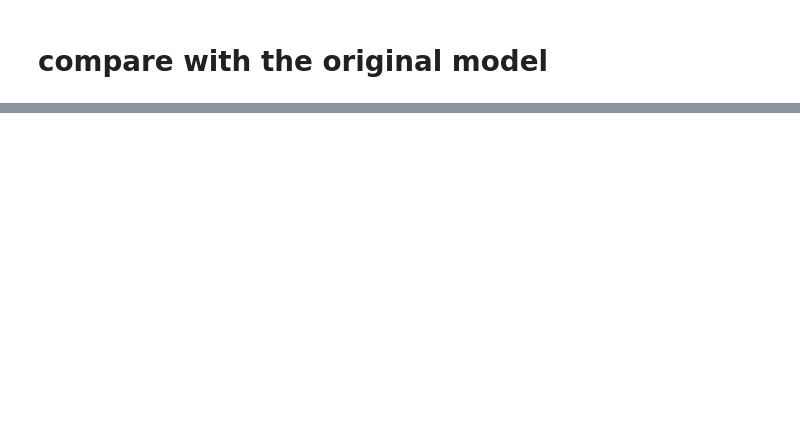
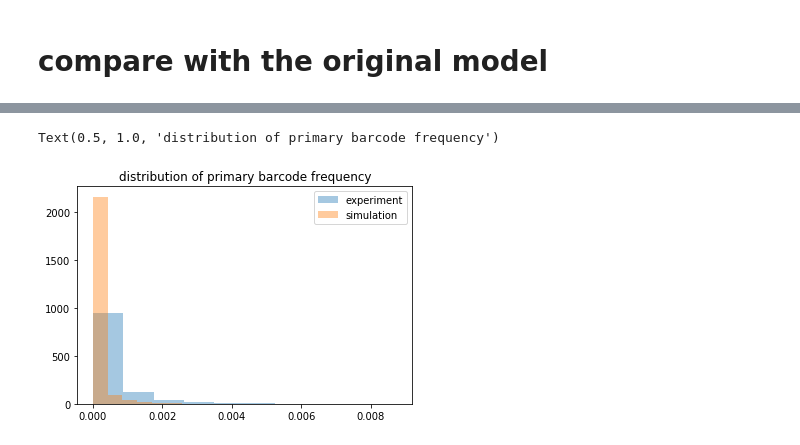
Before and after one commit to HuairenZhang/glioblastoma, a Jupyter notebook: NewModel.ipynb, the cells around one changed output, grey strips where cells are left out. Cells and saved outputs as stored; diff of their text form; code cells hidden in the pictures; blank space fills up the shorter version.

```diff
--- a/NewModel.ipynb
+++ b/NewModel.ipynb
@@ -447,3 +465,5 @@ def firstIncompleteMomentLogPlot(cloneSize):
+# %%
+cloneSizeSim = cloneSizeDistribution(simulation, countingTimePoint)
 # %%
 # survivalPlot(cloneSize)
 # %%
@@ -782,0 +747,3 @@ def searchKPlot(result,x,y):
+# %%
+experiment = pd.read_excel("Table_1_experimental_clonal_size.xlsx")
+experiment.head()
@@ -782,0 +780,43 @@ def searchKPlot(result,x,y):
+# %%
+primaryExpBarFreq = np.vstack([experiment["(1)719 Ipsi"], experiment["(1)719 Contra"]])
+secondaryExpBarFreq = np.vstack([
+#     experiment["(1,1V)719 Ipsi"], experiment["(1,1V)719 Contra"],
+                       experiment["(1,2V)719 Ipsi"], experiment["(1,2V)719 Contra"],
+#                        experiment["(1,3V)719 Ipsi"], experiment["(1,3V)719 Contra"],
+#                        experiment["(1,1T)719 Ipsi"], experiment["(1,1T)719 Contra"],
+#                        experiment["(1,2T)719 Ipsi"], experiment["(1,2T)719 Contra"],
+#                        experiment["(1C,1)719 Ipsi"], experiment["(1C,1)719 Contra"],
+#                        experiment["(1C,2)719 Ipsi"], experiment["(1C,2)719 Contra"]
+                      ])
+tertiaryExpBarFreq = np.vstack([experiment["(1,2V,1)719 Ipsi"], experiment["(1,2V,1)719 Contra"]
+#                       ,experiment["(1,2V,2)719 Ipsi"], experiment["(1,2V,2)719 Contra"],
+#                       experiment["(1,2V,3)719 Ipsi"], experiment["(1,2V,3)719 Contra"],
+#                       experiment["(1,3V,1V)719 Ipsi"], experiment["(1,3V,1V)719 Contra"],
+#                       experiment["(1,3V,2V)719 Ipsi"], experiment["(1,3V,2V)719 Contra"],
+#                       experiment["(1,3V,1T)719 Ipsi"], experiment["(1,3V,1T)719 Contra"],
+#                       experiment["(1,1T,1V)719 Ipsi"], experiment["(1,1T,1V)719 Contra"],
+#                       experiment["(1,1T,2V)719 Ipsi"], experiment["(1,1T,2V)719 Contra"],
+#                       experiment["(1,1T,1T)719 Ipsi"], experiment["(1,1T,1T)719 Contra"],
+#                       experiment["(1,1T,2T)719 Ipsi"], experiment["(1,1T,2T)719 Contra"],
+#                       experiment["(1,1T,3T)719 Ipsi"], experiment["(1,1T,3T)719 Contra"]
+                     ])
+
+primaryExp = np.array([np.mean(i) for i in np.transpose(primaryExpBarFreq)])
+secondaryExp = np.array([np.mean(i) for i in np.transpose(secondaryExpBarFreq)])
+tertiaryExp = np.array([np.mean(i) for i in np.transpose(tertiaryExpBarFreq)])
+
+primarySimCloneSize = cloneSizeSim["primary"]
+secondarySimCloneSize = cloneSizeSim["secondary"]
+tertiarySimCloneSize = cloneSizeSim["tertiary"]
+
+primarySim = primarySimCloneSize/sum(primarySimCloneSize)
+secondarySim = secondarySimCloneSize/sum(secondarySimCloneSize)
+tertiarySim = tertiarySimCloneSize/sum(tertiarySimCloneSize)
+# %%
+plt.hist(primaryExp, label = "experiment", alpha = 0.4, density = True)
+plt.hist(primarySim, label = "simulation", alpha = 0.4, density = True)
+plt.legend()
+plt.title("distribution of primary barcode frequency")
+# %% [output]
+Text(0.5, 1.0, 'distribution of primary barcode frequency')
+[figure, added]
```
Also changed, not shown: parts of 43 cells of this notebook.
